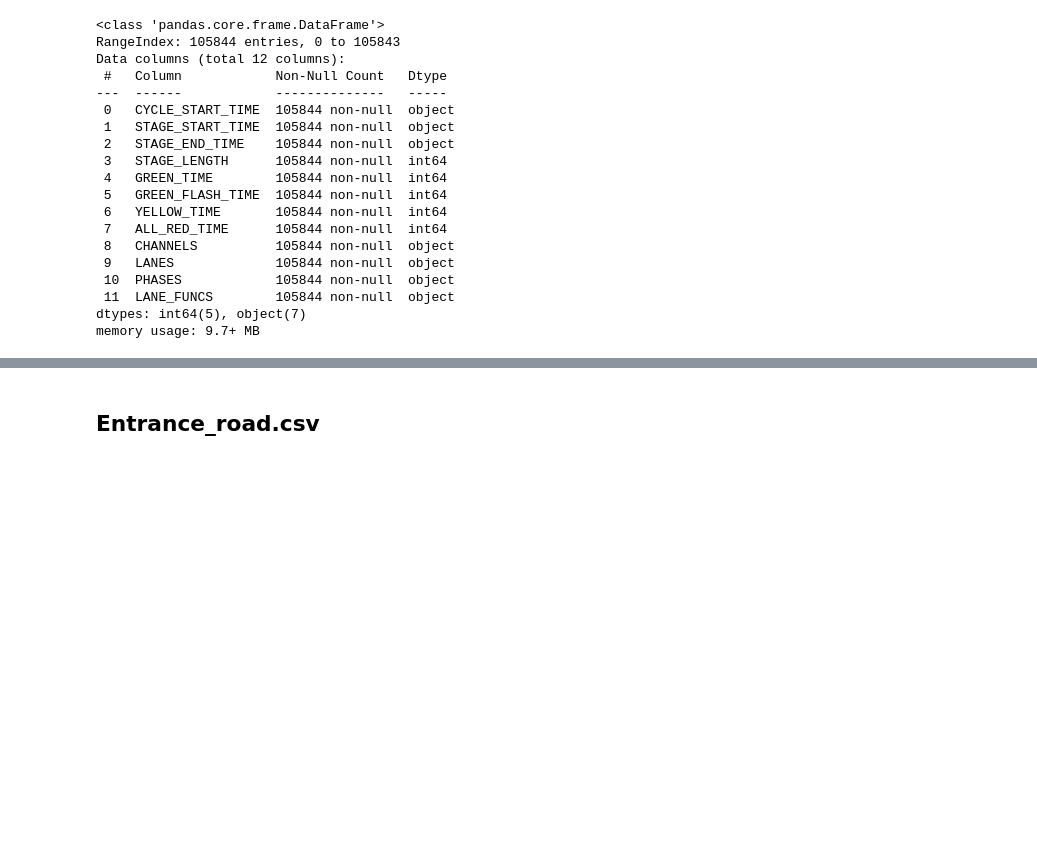
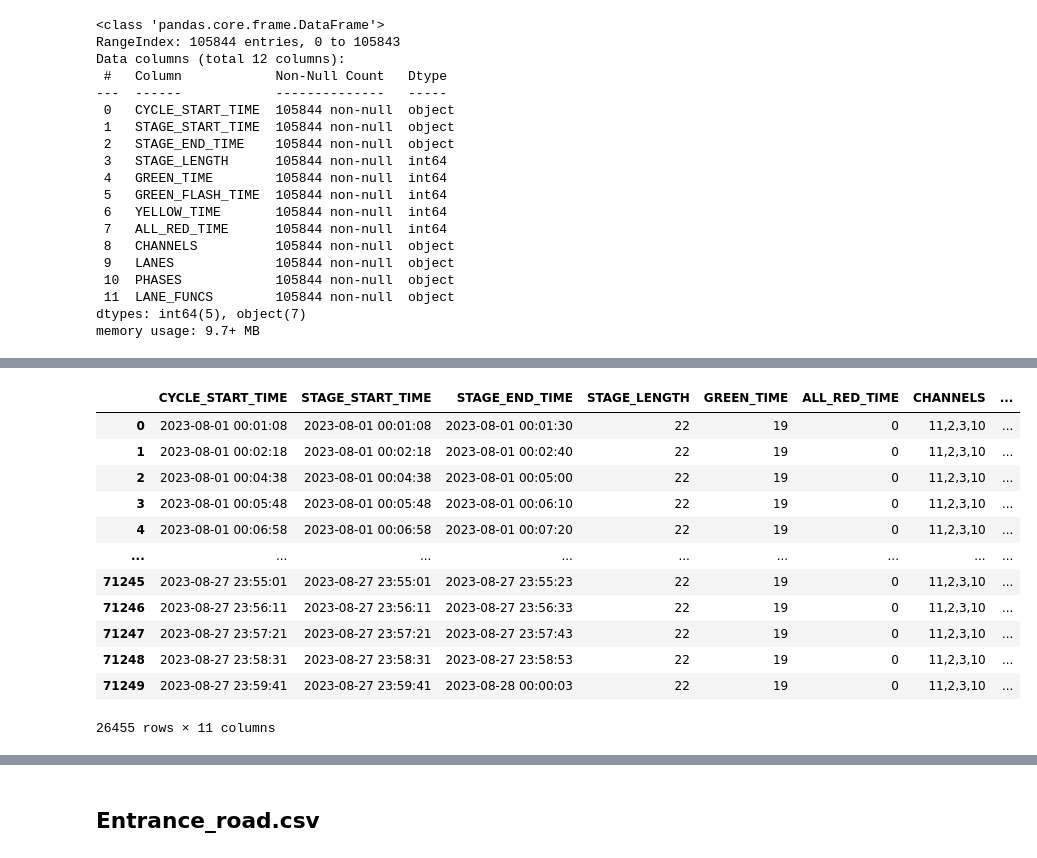
Before and after one commit to Zhou1317fe5/ml-projects, a Jupyter notebook: SEED2023/ITS_Preliminary.ipynb, the cells around one changed output, grey strips where cells are left out. Saved outputs shown, nothing was run; the diff lists cells and outputs as text; code cells hidden in the pictures; blank space fills up the shorter version.

```diff
--- a/SEED2023/ITS_Preliminary.ipynb
+++ b/SEED2023/ITS_Preliminary.ipynb
@@ -170,0 +175,22 @@ light_df.head()
+# %%
+# 按LANES分组
+df_ligth_2W3W2E4W3E4E=light_df[light_df['LANES']=='1_2,1_3,3_2,1_4,3_3,3_4']
+df_ligth_1W1E=light_df[light_df['LANES']=='1_1,3_1']
+df_ligth_2N3N4N2S3S4S=light_df[light_df['LANES']=='2_2,2_3,2_4,4_2,4_3,4_4']
+df_ligth_1N1S=light_df[light_df['LANES']=='2_1,4_1']
+# %%
+df_ligth_2W3W2E4W3E4E
+# %% [output]
+|  | CYCLE_START_TIME | STAGE_START_TIME | STAGE_END_TIME | STAGE_LENGTH | GREEN_TIME | ALL_RED_TIME | CHANNELS | ... |
+| 0 | 2023-08-01 00:01:08 | 2023-08-01 00:01:08 | 2023-08-01 00:01:30 | 22 | 19 | 0 | 11,2,3,10 | ... |
+| 1 | 2023-08-01 00:02:18 | 2023-08-01 00:02:18 | 2023-08-01 00:02:40 | 22 | 19 | 0 | 11,2,3,10 | ... |
+| 2 | 2023-08-01 00:04:38 | 2023-08-01 00:04:38 | 2023-08-01 00:05:00 | 22 | 19 | 0 | 11,2,3,10 | ... |
+| 3 | 2023-08-01 00:05:48 | 2023-08-01 00:05:48 | 2023-08-01 00:06:10 | 22 | 19 | 0 | 11,2,3,10 | ... |
+| 4 | 2023-08-01 00:06:58 | 2023-08-01 00:06:58 | 2023-08-01 00:07:20 | 22 | 19 | 0 | 11,2,3,10 | ... |
+| ... | ... | ... | ... | ... | ... | ... | ... | ... |
+| 71245 | 2023-08-27 23:55:01 | 2023-08-27 23:55:01 | 2023-08-27 23:55:23 | 22 | 19 | 0 | 11,2,3,10 | ... |
+| 71246 | 2023-08-27 23:56:11 | 2023-08-27 23:56:11 | 2023-08-27 23:56:33 | 22 | 19 | 0 | 11,2,3,10 | ... |
+| 71247 | 2023-08-27 23:57:21 | 2023-08-27 23:57:21 | 2023-08-27 23:57:43 | 22 | 19 | 0 | 11,2,3,10 | ... |
+| 71248 | 2023-08-27 23:58:31 | 2023-08-27 23:58:31 | 2023-08-27 23:58:53 | 22 | 19 | 0 | 11,2,3,10 | ... |
+| 71249 | 2023-08-27 23:59:41 | 2023-08-27 23:59:41 | 2023-08-28 00:00:03 | 22 | 19 | 0 | 11,2,3,10 | ... |
+26455 rows × 11 columns
```
Also changed, not shown: parts of 29 cells of this notebook.
